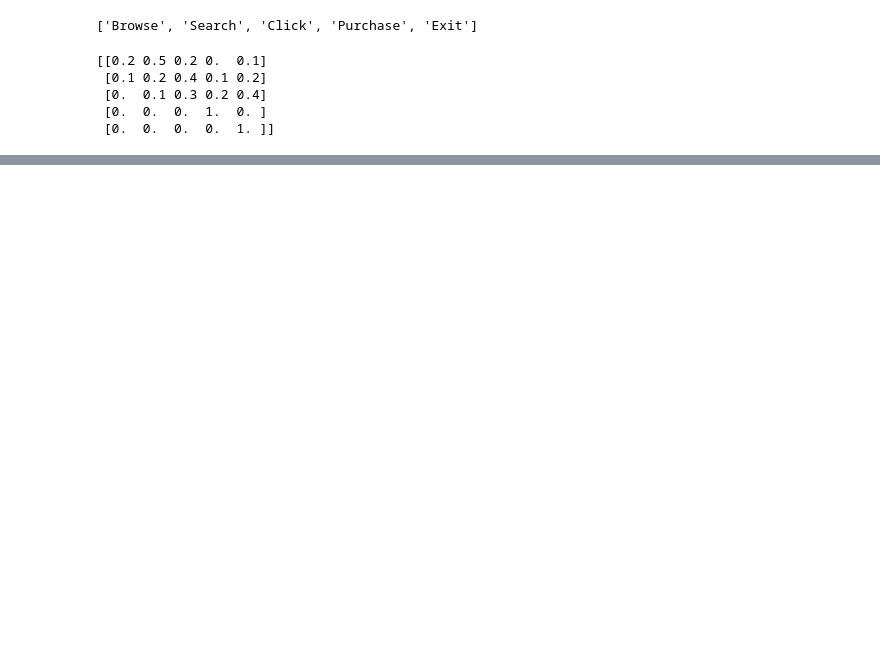
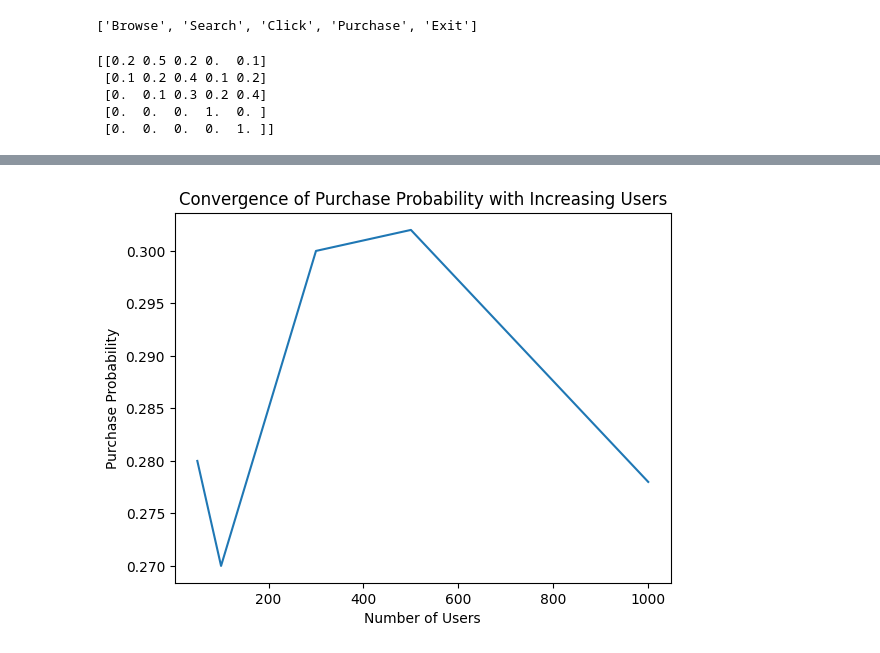
Before and after one commit to sandeshjadhav9353-sdj/Statistical-market-making-simulation, a Jupyter notebook: Statistical_Market_Making_Simulation.ipynb, the cells around one changed output, grey strips where cells are left out. Drawn from its saved outputs; the diff is of its cells as text; code cells hidden in the pictures; blank space fills up the shorter version.

```diff
--- a/Statistical_Market_Making_Simulation.ipynb
+++ b/Statistical_Market_Making_Simulation.ipynb
@@ -175,0 +204,38 @@ plt.show()
+# %%
+user_sizes = [50, 100, 300, 500, 1000]
+purchase_rates = []
+
+for size in user_sizes:
+
+    purchase_count = 0
+
+    for user in range(size):
+
+        current_state = 0
+
+        for step in range(num_steps):
+
+            next_state = np.random.choice(
+                range(len(states)),
+                p=transition_matrix[current_state]
+            )
+
+            current_state = next_state
+
+        if states[current_state] == "Purchase":
+            purchase_count += 1
+
+    purchase_rates.append(purchase_count / size)
+
+
+plt.plot(user_sizes, purchase_rates)
+
+plt.title("Convergence of Purchase Probability with Increasing Users")
+plt.xlabel("Number of Users")
+plt.ylabel("Purchase Probability")
+
+plt.savefig("convergence_plot.png")
+
+plt.show()
+# %% [output]
+[figure, added]
```
Also changed, not shown: parts of 10 cells of this notebook.
